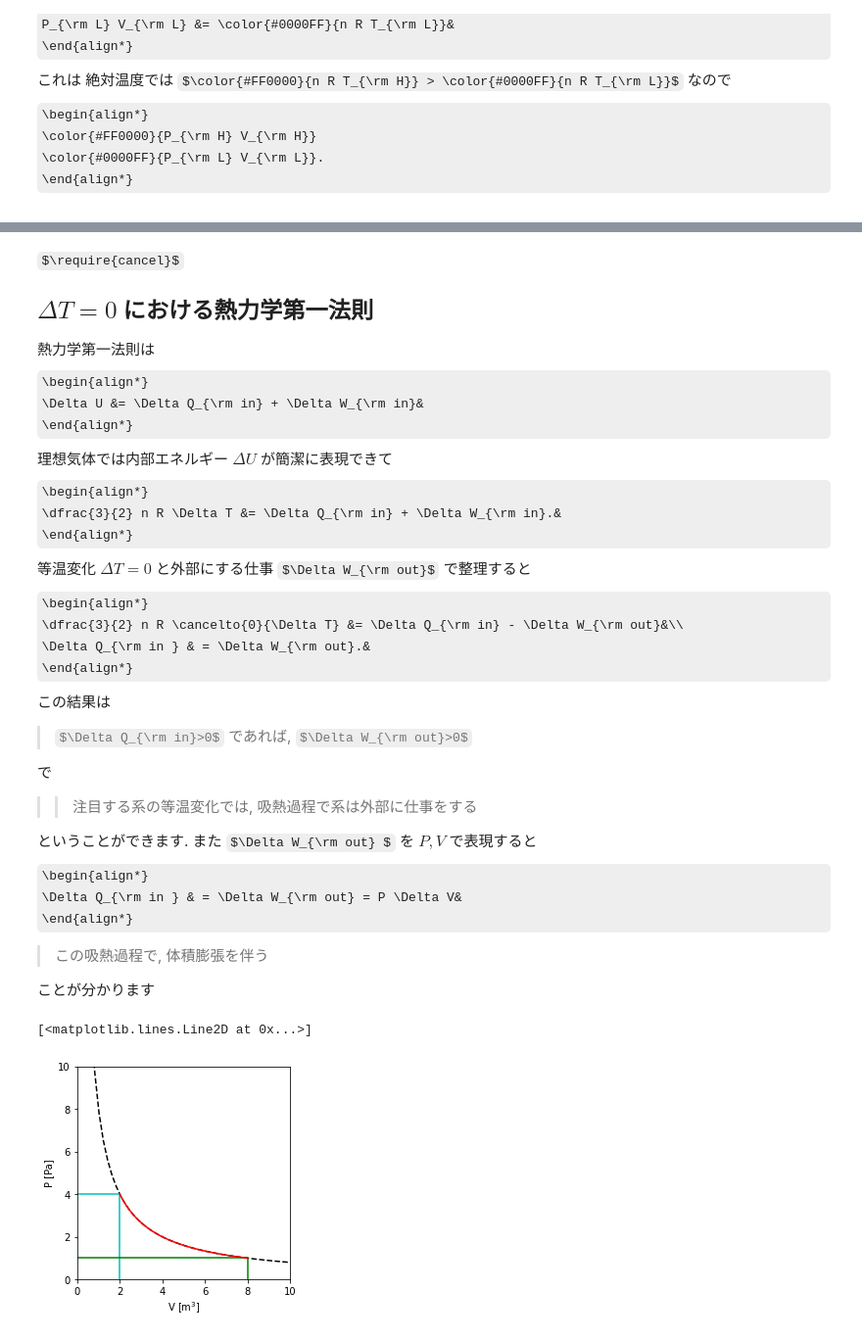
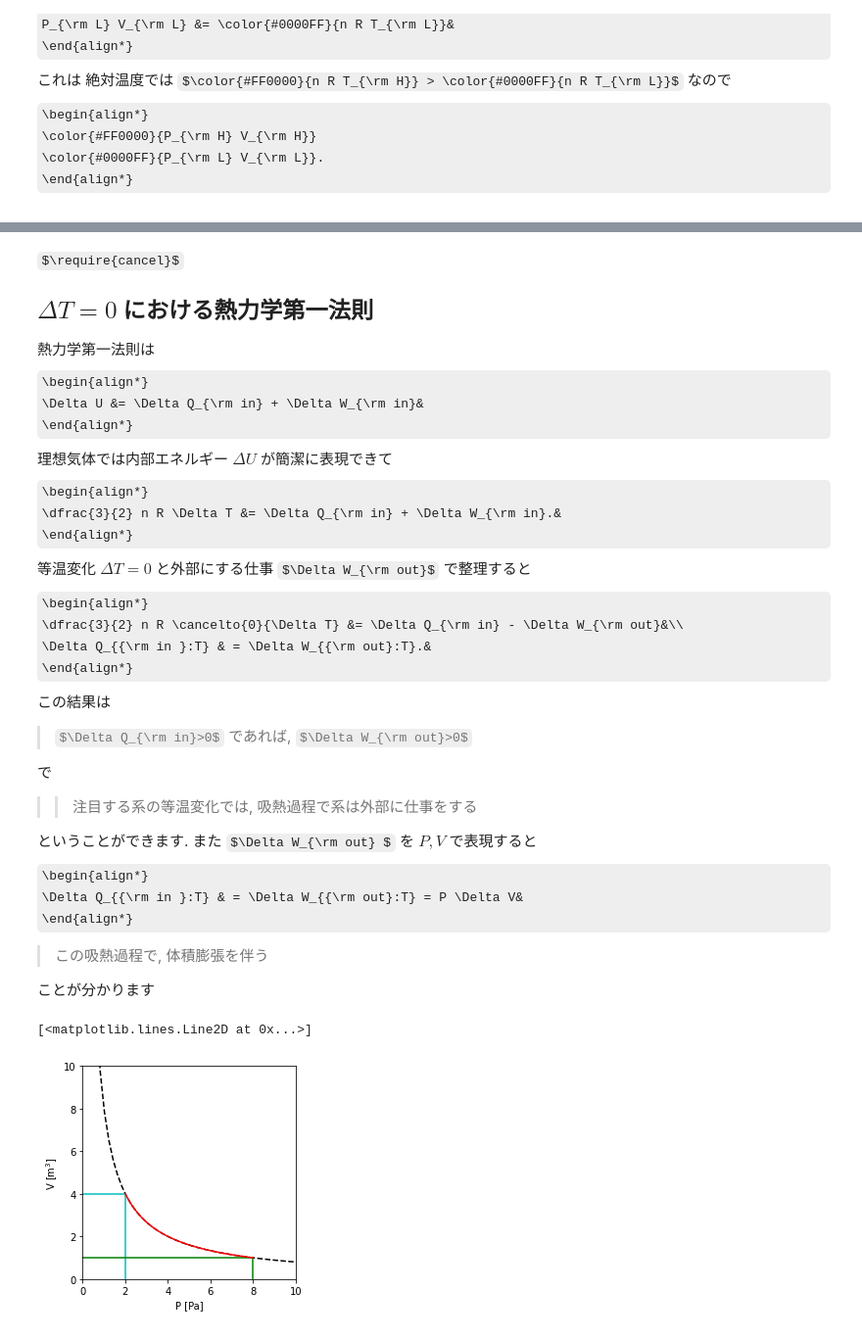
Before and after one commit to kzhkAKT/Physics2, a Jupyter notebook: 3331_等温変化_物理2.ipynb, the cells around one changed output, grey strips where cells are left out. Shown: that part at 98% size. Cells and saved outputs as stored; diff of their text form; code cells hidden in the pictures; some formulas as TeX source.

```diff
--- a/3331_等温変化_物理2.ipynb
+++ b/3331_等温変化_物理2.ipynb
@@ -92,7 +92,7 @@ $\require{cancel}$
 等温変化 $\Delta T =0$ と外部にする仕事 $\Delta W_{\rm out}$ で整理すると
 \begin{align*}
 \dfrac{3}{2} n R \cancelto{0}{\Delta T} &= \Delta Q_{\rm in} - \Delta W_{\rm out}&\\
-\Delta Q_{\rm in } & = \Delta W_{\rm out}.&
+\Delta Q_{{\rm in }:T} & = \Delta W_{{\rm out}:T}.&
 \end{align*}
 この結果は
 > $\Delta Q_{\rm in}>0$ であれば, $\Delta W_{\rm out}>0$
@@ -103,37 +103,37 @@ $\require{cancel}$
 
 ということができます. また $\Delta W_{\rm out} $ を $P,V$ で表現すると
 \begin{align*}
-\Delta Q_{\rm in } & = \Delta W_{\rm out} = P \Delta V&
+\Delta Q_{{\rm in }:T} & = \Delta W_{{\rm out}:T} = P \Delta V&
 \end{align*}
 
 > この吸熱過程で, 体積膨張を伴う
 
 ことが分かります
 # %%
-#@title ΔT=0 の吸熱過程では外部に仕事を行う
+#@title ΔV=0 の吸熱過程では外部に仕事を行う
 %matplotlib inline
 
 import matplotlib.pyplot as plt
 import numpy as np
 
 x = np.linspace(0.001, 10, 50)
 v = np.linspace(2, 8, 40)
 
 fig = plt.figure()
 ax = fig.add_subplot(111)
 
 plt.xlim([0,10])
 plt.ylim([0,10])
 
 ax.set_aspect('equal', adjustable='box')
-ax.set_ylabel('P [Pa]')
-ax.set_xlabel('V [m$^3$]')
+ax.set_xlabel('P [Pa]')
+ax.set_ylabel('V [m$^3$]')
 
 plt.plot(x, 8/x, '--', color="k")
 plt.plot([0,2,2],[4,4,0],color="c")
 plt.plot([0,8,8],[1,1,0],color="g")
 
 plt.plot(v, 8/v, '-', color="r")
 # %% [output]
 [<matplotlib.lines.Line2D at 0x...>]
-[figure, old version]
+[figure, new version]
```
Also changed, not shown: parts of 3 cells of this notebook.
